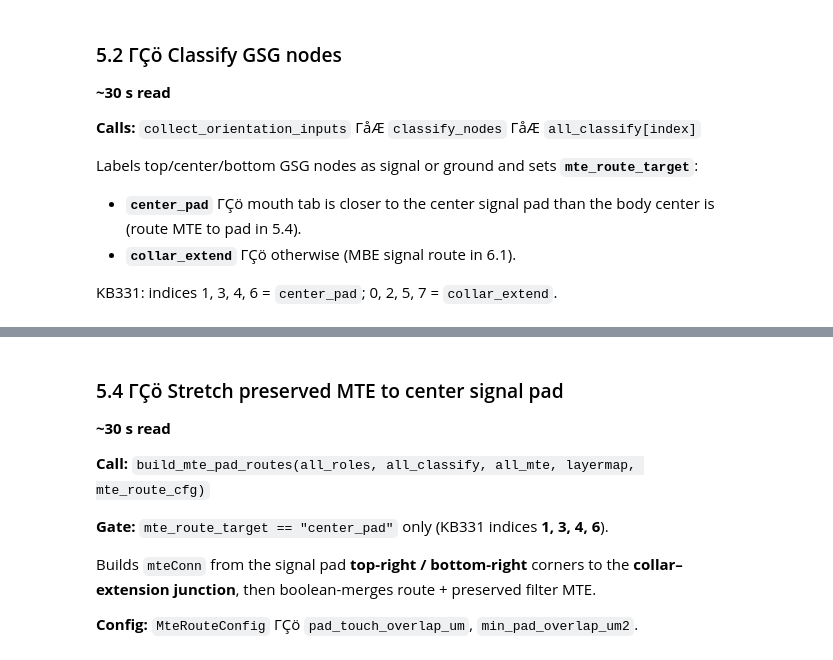
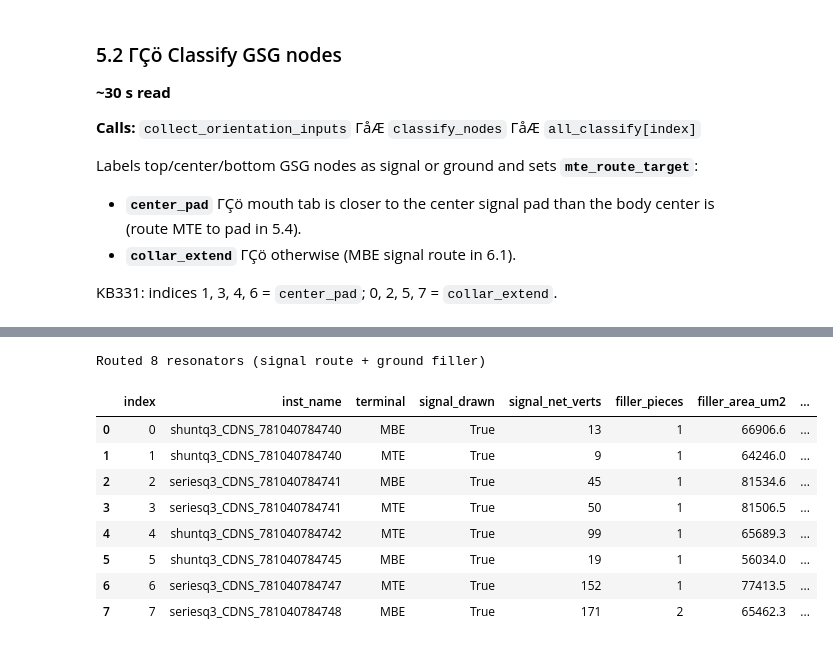
Before and after one commit to ReubenSKWS/rteg-automation, a Jupyter notebook: python_code/single_run.ipynb, the cells around one changed output, grey strips where cells are left out. Drawn from its saved outputs; the diff is of its cells as text; code cells hidden in the pictures.

```diff
--- a/python_code/single_run.ipynb
+++ b/python_code/single_run.ipynb
@@ -541,45 +666,20 @@ Filter MTE from step **4.1** is already on the frame. This step selects the mout
 # %%
-from src.rteg_mte_extensions import (
-    MteBuildConfig,
-    build_mte_extensions,
-    mte_extensions_overview_rows,
-    mte_intercept_breakdown_rows,
-)
+from src.rteg_route_new import build_all_routes, routes_overview_rows
 
-mte_cfg = MteBuildConfig(
-    mte_layer="BAW_MTE",
-    collar_extension_um=14.0,
-    collar_merge_inset_um=4.0,
-    skill_pad_expand_um=5.0,
-    boolean_precision=1e-3,
-)
+# Read intercepts from the die collar geometry; build signal routes + ground fillers.
+all_routes = build_all_routes(all_roles, all_classify, layermap)
 
-all_mte = build_mte_extensions(all_roles, layermap, mte_cfg)
-
-inst_names = {idx: roles.inst_name for idx, roles in all_roles.items()}
-
-mte_overview_df = pd.DataFrame(
-    mte_extensions_overview_rows(all_mte, inst_names=inst_names)
-).sort_values("index")
-
-display(mte_overview_df)
-print(f"Prepared preserved MTE routing metadata for {len(all_mte)} resonators")
-
-mte_intercept_df = pd.DataFrame(
-    mte_intercept_breakdown_rows(all_mte, inst_names=inst_names)
-).sort_values("index")
-
-print("Collar intercepts (SKILL slope A/B on preserved filter MTE):")
-display(mte_intercept_df)
+routes_df = pd.DataFrame(routes_overview_rows(all_routes))
+print(f"Routed {len(all_routes)} resonators (signal route + ground filler)")
+display(routes_df)
+# %% [output]
+Routed 8 resonators (signal route + ground filler)
+|  | index | inst_name | terminal | signal_drawn | signal_net_verts | filler_pieces | filler_area_um2 | ... |
+| 0 | 0 | shuntq3_CDNS_781040784740 | MBE | True | 13 | 1 | 66906.6 | ... |
+| 1 | 1 | shuntq3_CDNS_781040784740 | MTE | True | 9 | 1 | 64246.0 | ... |
+| 2 | 2 | seriesq3_CDNS_781040784741 | MBE | True | 45 | 1 | 81534.6 | ... |
+| 3 | 3 | seriesq3_CDNS_781040784741 | MTE | True | 50 | 1 | 81506.5 | ... |
+| 4 | 4 | shuntq3_CDNS_781040784742 | MTE | True | 99 | 1 | 65689.3 | ... |
+| 5 | 5 | shuntq3_CDNS_781040784745 | MBE | True | 19 | 1 | 56034.0 | ... |
+| 6 | 6 | seriesq3_CDNS_781040784747 | MTE | True | 152 | 1 | 77413.5 | ... |
+| 7 | 7 | seriesq3_CDNS_781040784748 | MBE | True | 171 | 2 | 65462.3 | ... |
-# %% [markdown]
-### 5.4 ΓÇö Stretch preserved MTE to center signal pad
-
-**~30 s read**
-
-**Call:** `build_mte_pad_routes(all_roles, all_classify, all_mte, layermap, mte_route_cfg)`
-
-**Gate:** `mte_route_target == "center_pad"` only (KB331 indices **1, 3, 4, 6**).
-
-Builds ``mteConn`` from the signal pad **top-right / bottom-right** corners to the **collar–extension junction**, then boolean-merges route + preserved filter MTE.
-
-**Config:** `MteRouteConfig` ΓÇö `pad_touch_overlap_um`, `min_pad_overlap_um2`.
```
Also changed, not shown: parts of 23 cells of this notebook, 10 other files.
